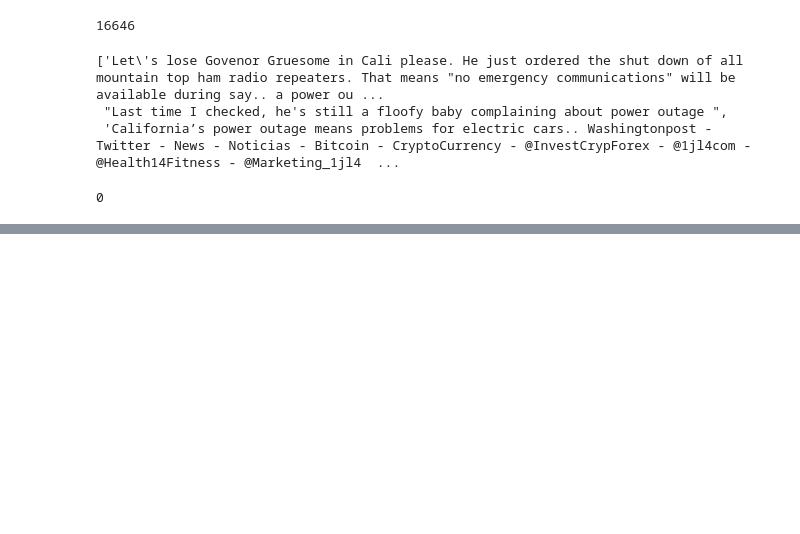
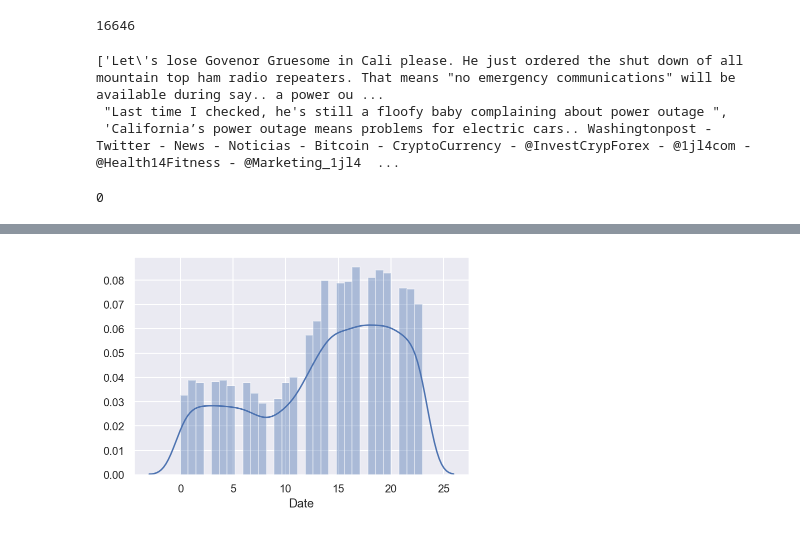
Before and after one commit to saraso2014/identifying-utility-outages, a Jupyter notebook: EDA-Client-Project-5.ipynb, the cells around one changed output, grey strips where cells are left out. Drawn from its saved outputs; the diff is of its cells as text; code cells hidden in the pictures; blank space fills up the shorter version.

```diff
--- a/EDA-Client-Project-5.ipynb
+++ b/EDA-Client-Project-5.ipynb
@@ -267,0 +313,4 @@ df1.head()
+# %%
+ax = sns.distplot(hours)
+# %% [output]
+[figure, added]
```
Also changed, not shown: parts of 13 cells of this notebook.
